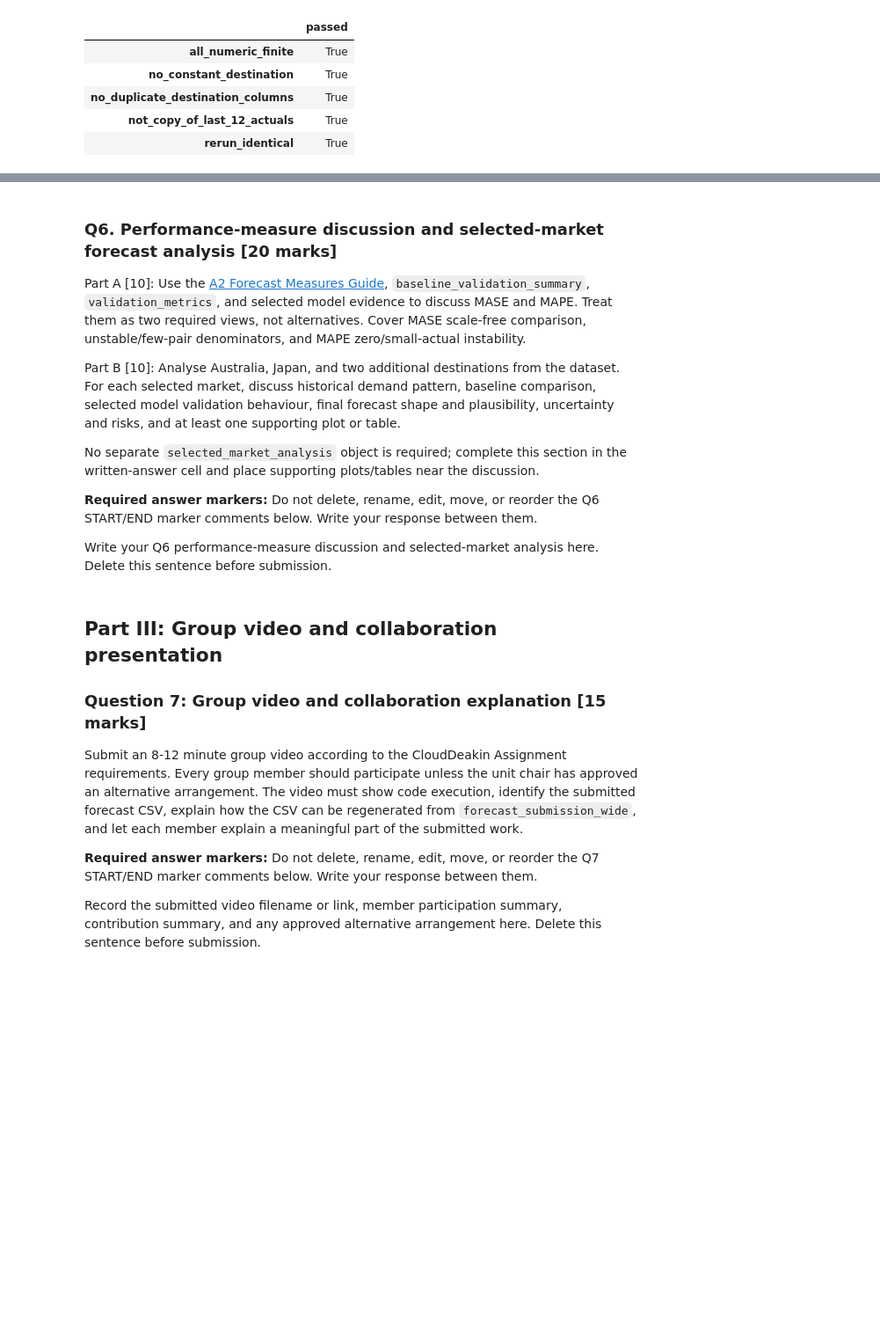
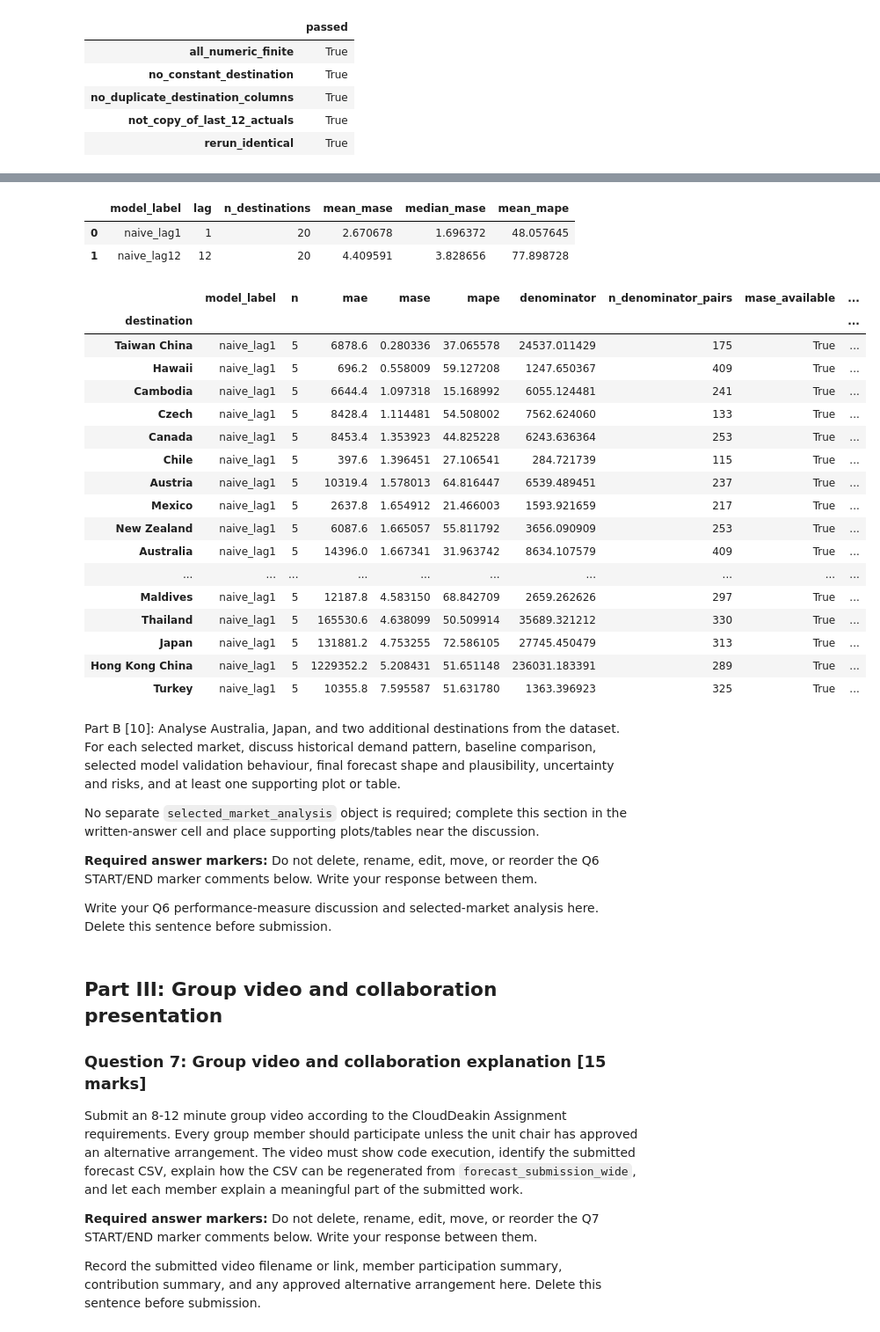
Before and after one commit to JoshHulett/SIT742-Asessment2-Group16, a Jupyter notebook: SIT742-2026T2-A2-Starter.ipynb, the cells around one changed output, grey strips where cells are left out. Shown at 88% size. Saved outputs shown, nothing was run; the diff lists cells and outputs as text; code cells hidden in the pictures; blank space fills up the shorter version.

```diff
--- a/SIT742-2026T2-A2-Starter.ipynb
+++ b/SIT742-2026T2-A2-Starter.ipynb
@@ -1874,8 +1888,31 @@ forecast_submission_wide
+# %%
+display(baseline_validation_summary)
+
+
+validation_metrics.query("model_label == 'naive_lag1'").set_index("destination").sort_values("mase")
+# %% [output]
+|  | model_label | lag | n_destinations | mean_mase | median_mase | mean_mape |
+| 0 | naive_lag1 | 1 | 20 | 2.670678 | 1.696372 | 48.057645 |
+| 1 | naive_lag12 | 12 | 20 | 4.409591 | 3.828656 | 77.898728 |
+|  | model_label | n | mae | mase | mape | denominator | n_denominator_pairs | mase_available | ... |
+| destination |  |  |  |  |  |  |  |  | ... |
+| Taiwan China | naive_lag1 | 5 | 6878.6 | 0.280336 | 37.065578 | 24537.011429 | 175 | True | ... |
+| Hawaii | naive_lag1 | 5 | 696.2 | 0.558009 | 59.127208 | 1247.650367 | 409 | True | ... |
+| Cambodia | naive_lag1 | 5 | 6644.4 | 1.097318 | 15.168992 | 6055.124481 | 241 | True | ... |
+| Czech | naive_lag1 | 5 | 8428.4 | 1.114481 | 54.508002 | 7562.624060 | 133 | True | ... |
+| Canada | naive_lag1 | 5 | 8453.4 | 1.353923 | 44.825228 | 6243.636364 | 253 | True | ... |
+| Chile | naive_lag1 | 5 | 397.6 | 1.396451 | 27.106541 | 284.721739 | 115 | True | ... |
+| Austria | naive_lag1 | 5 | 10319.4 | 1.578013 | 64.816447 | 6539.489451 | 237 | True | ... |
+| Mexico | naive_lag1 | 5 | 2637.8 | 1.654912 | 21.466003 | 1593.921659 | 217 | True | ... |
+| New Zealand | naive_lag1 | 5 | 6087.6 | 1.665057 | 55.811792 | 3656.090909 | 253 | True | ... |
+| Australia | naive_lag1 | 5 | 14396.0 | 1.667341 | 31.963742 | 8634.107579 | 409 | True | ... |
+| ... | ... | ... | ... | ... | ... | ... | ... | ... | ... |
+| Maldives | naive_lag1 | 5 | 12187.8 | 4.583150 | 68.842709 | 2659.262626 | 297 | True | ... |
+| Thailand | naive_lag1 | 5 | 165530.6 | 4.638099 | 50.509914 | 35689.321212 | 330 | True | ... |
+| Japan | naive_lag1 | 5 | 131881.2 | 4.753255 | 72.586105 | 27745.450479 | 313 | True | ... |
+| Hong Kong China | naive_lag1 | 5 | 1229352.2 | 5.208431 | 51.651148 | 236031.183391 | 289 | True | ... |
+| Turkey | naive_lag1 | 5 | 10355.8 | 7.595587 | 51.631780 | 1363.396923 | 325 | True | ... |
 # %% [markdown]
-### Q6. Performance-measure discussion and selected-market forecast analysis [20 marks]
-
-Part A [10]: Use the [A2 Forecast Measures Guide](SIT742-2026T2-A2-Forecast-Measures-Guide.md), `baseline_validation_summary`, `validation_metrics`, and selected model evidence to discuss MASE and MAPE. Treat them as two required views, not alternatives. Cover MASE scale-free comparison, unstable/few-pair denominators, and MAPE zero/small-actual instability.
-
 Part B [10]: Analyse Australia, Japan, and two additional destinations from the dataset. For each selected market, discuss historical demand pattern, baseline comparison, selected model validation behaviour, final forecast shape and plausibility, uncertainty and risks, and at least one supporting plot or table.
 
 No separate `selected_market_analysis` object is required; complete this section in the written-answer cell and place supporting plots/tables near the discussion.
```
Also changed, not shown: parts of 2 cells of this notebook.
